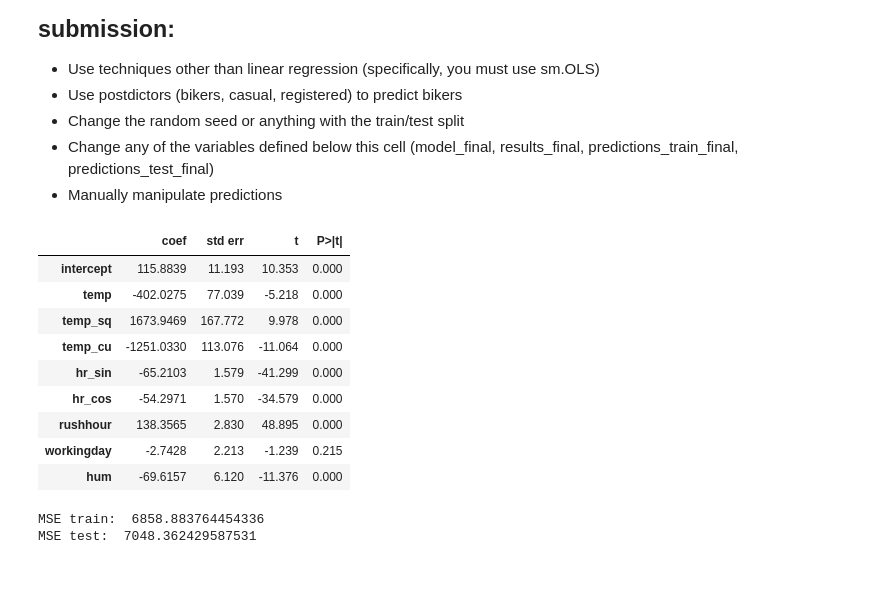
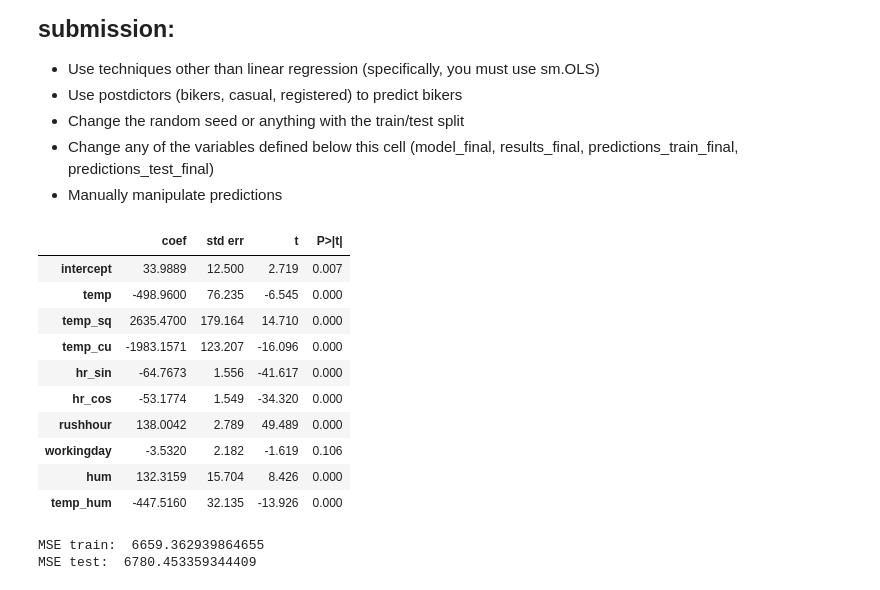
Before and after one commit to JosephPizzuti/code_2600, a Jupyter notebook: mod05_nonlinear.ipynb, the cells around one changed output. Drawn from its saved outputs; the diff is of its cells as text; code cells hidden in the pictures.

```diff
--- a/mod05_nonlinear.ipynb
+++ b/mod05_nonlinear.ipynb
@@ -318,34 +318,39 @@ X_test['temp_sq'] = X_test['temp']**2
 
 X_train['temp_cu'] = X_train['temp']**3
 X_test['temp_cu'] = X_test['temp']**3
+
+X_train['temp_hum'] = X_train['temp'].astype(float) * X_train['hum'].astype(float)
+X_test['temp_hum'] = X_test['temp'].astype(float) * X_test['hum'].astype(float)
 # %%
 # Build your linear regression model here.
 vars_to_include = [
     'intercept',
     'temp',
     'temp_sq',
     'temp_cu',
     'hr_sin',
     'hr_cos',
     'rushhour',
     'workingday',
-    'hum'
+    'hum',
+    'temp_hum'
 ]
 
 model_final = sm.OLS(y_train, X_train[vars_to_include])
 results_final = model_final.fit()
 summarize(results_final)
 # %% [output]
 |  | coef | std err | t | P>|t| |
-| intercept | 115.8839 | 11.193 | 10.353 | 0.000 |
-| temp | -402.0275 | 77.039 | -5.218 | 0.000 |
-| temp_sq | 1673.9469 | 167.772 | 9.978 | 0.000 |
-| temp_cu | -1251.0330 | 113.076 | -11.064 | 0.000 |
-| hr_sin | -65.2103 | 1.579 | -41.299 | 0.000 |
-| hr_cos | -54.2971 | 1.570 | -34.579 | 0.000 |
-| rushhour | 138.3565 | 2.830 | 48.895 | 0.000 |
-| workingday | -2.7428 | 2.213 | -1.239 | 0.215 |
-| hum | -69.6157 | 6.120 | -11.376 | 0.000 |
+| intercept | 33.9889 | 12.500 | 2.719 | 0.007 |
+| temp | -498.9600 | 76.235 | -6.545 | 0.000 |
+| temp_sq | 2635.4700 | 179.164 | 14.710 | 0.000 |
+| temp_cu | -1983.1571 | 123.207 | -16.096 | 0.000 |
+| hr_sin | -64.7673 | 1.556 | -41.617 | 0.000 |
+| hr_cos | -53.1774 | 1.549 | -34.320 | 0.000 |
+| rushhour | 138.0042 | 2.789 | 49.489 | 0.000 |
+| workingday | -3.5320 | 2.182 | -1.619 | 0.106 |
+| hum | 132.3159 | 15.704 | 8.426 | 0.000 |
+| temp_hum | -447.5160 | 32.135 | -13.926 | 0.000 |
 # %%
 predictions_train_final = predict(X_train[vars_to_include], results_final)
 print('MSE train: ', mse(y_train, predictions_train_final))
@@ -353,8 +358,8 @@ print('MSE train: ', mse(y_train, predictions_train_final))
 predictions_test_final = predict(X_test[vars_to_include], results_final)
 print('MSE test: ', mse(y_test, predictions_test_final))
 # %% [output]
-MSE train:  6858.883764454336
-MSE test:  7048.362429587531
+MSE train:  6659.362939864655
+MSE test:  6780.453359344409
 # %%
 plot_avg_actual_vs_predicted_by_feature(X=X_train,
                                         y=y_train,
```
Also changed, not shown: parts of 1 cell of this notebook.
